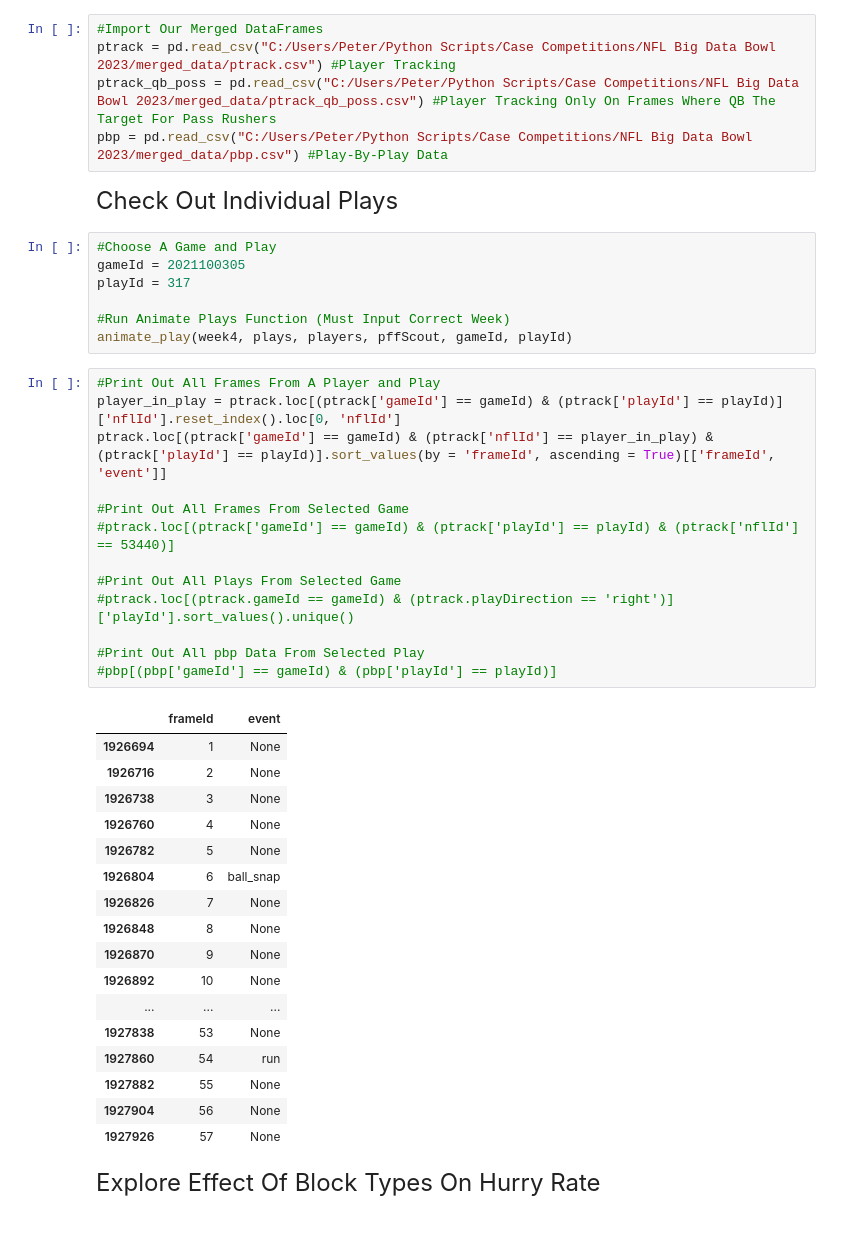
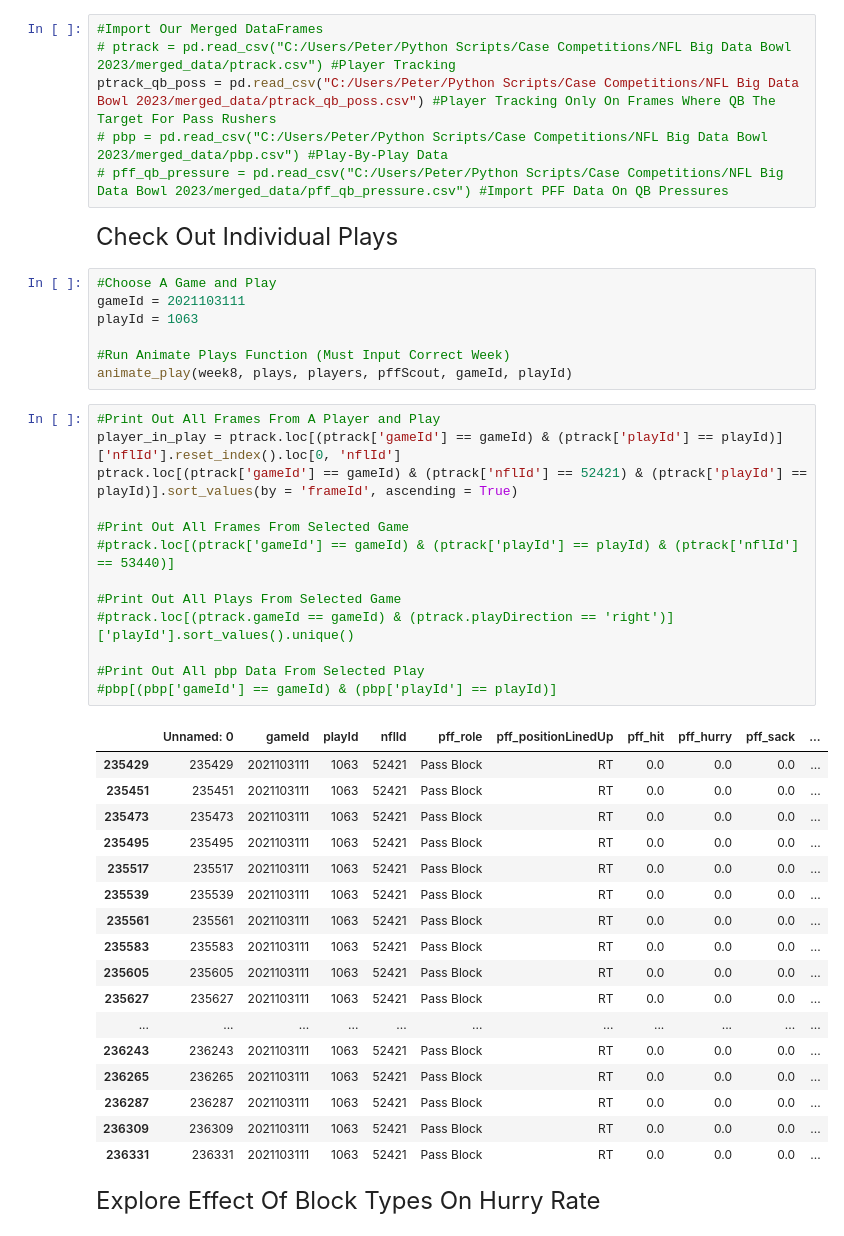
Before and after one commit to peterlmajors/FSAS_BigDataBowl_2023, a Jupyter notebook: Exploratory_Analysis.ipynb, the cells around one changed output. Saved outputs shown, nothing was run; the diff lists cells and outputs as text.

```diff
--- a/Exploratory_Analysis.ipynb
+++ b/Exploratory_Analysis.ipynb
@@ -245,49 +246,50 @@ def animate_play(tracking_df, play_df,players,pffScoutingData, gameId,playId):
     return fig
 # %%
 #Import Our Merged DataFrames
-ptrack = pd.read_csv("C:/Users/Peter/Python Scripts/Case Competitions/NFL Big Data Bowl 2023/merged_data/ptrack.csv") #Player Tracking
+# ptrack = pd.read_csv("C:/Users/Peter/Python Scripts/Case Competitions/NFL Big Data Bowl 2023/merged_data/ptrack.csv") #Player Tracking
 ptrack_qb_poss = pd.read_csv("C:/Users/Peter/Python Scripts/Case Competitions/NFL Big Data Bowl 2023/merged_data/ptrack_qb_poss.csv") #Player Tracking Only On Frames Where QB The Target For Pass Rushers
-pbp = pd.read_csv("C:/Users/Peter/Python Scripts/Case Competitions/NFL Big Data Bowl 2023/merged_data/pbp.csv") #Play-By-Play Data
+# pbp = pd.read_csv("C:/Users/Peter/Python Scripts/Case Competitions/NFL Big Data Bowl 2023/merged_data/pbp.csv") #Play-By-Play Data
+# pff_qb_pressure = pd.read_csv("C:/Users/Peter/Python Scripts/Case Competitions/NFL Big Data Bowl 2023/merged_data/pff_qb_pressure.csv") #Import PFF Data On QB Pressures
 # %% [markdown]
 <font size="5">Check Out Individual Plays</font>
 # %%
 #Choose A Game and Play
-gameId = 2021100305
-playId = 317
+gameId = 2021103111
+playId = 1063
 
 #Run Animate Plays Function (Must Input Correct Week)
-animate_play(week4, plays, players, pffScout, gameId, playId)
+animate_play(week8, plays, players, pffScout, gameId, playId)
 # %%
 #Print Out All Frames From A Player and Play
 player_in_play = ptrack.loc[(ptrack['gameId'] == gameId) & (ptrack['playId'] == playId)]['nflId'].reset_index().loc[0, 'nflId']
-ptrack.loc[(ptrack['gameId'] == gameId) & (ptrack['nflId'] == player_in_play) & (ptrack['playId'] == playId)].sort_values(by = 'frameId', ascending = True)[['frameId', 'event']]
+ptrack.loc[(ptrack['gameId'] == gameId) & (ptrack['nflId'] == 52421) & (ptrack['playId'] == playId)].sort_values(by = 'frameId', ascending = True)
 
 #Print Out All Frames From Selected Game
 #ptrack.loc[(ptrack['gameId'] == gameId) & (ptrack['playId'] == playId) & (ptrack['nflId'] == 53440)]
 
 #Print Out All Plays From Selected Game
 #ptrack.loc[(ptrack.gameId == gameId) & (ptrack.playDirection == 'right')]['playId'].sort_values().unique()
 
 #Print Out All pbp Data From Selected Play
 #pbp[(pbp['gameId'] == gameId) & (pbp['playId'] == playId)]
 # %% [output]
-|  | frameId | event |
-| 1926694 | 1 | None |
-| 1926716 | 2 | None |
-| 1926738 | 3 | None |
-| 1926760 | 4 | None |
-| 1926782 | 5 | None |
-| 1926804 | 6 | ball_snap |
-| 1926826 | 7 | None |
-| 1926848 | 8 | None |
-| 1926870 | 9 | None |
-| 1926892 | 10 | None |
-| ... | ... | ... |
-| 1927838 | 53 | None |
-| 1927860 | 54 | run |
-| 1927882 | 55 | None |
-| 1927904 | 56 | None |
-| 1927926 | 57 | None |
+|  | Unnamed: 0 | gameId | playId | nflId | pff_role | pff_positionLinedUp | pff_hit | pff_hurry | pff_sack | ... |
+| 235429 | 235429 | 2021103111 | 1063 | 52421 | Pass Block | RT | 0.0 | 0.0 | 0.0 | ... |
+| 235451 | 235451 | 2021103111 | 1063 | 52421 | Pass Block | RT | 0.0 | 0.0 | 0.0 | ... |
+| 235473 | 235473 | 2021103111 | 1063 | 52421 | Pass Block | RT | 0.0 | 0.0 | 0.0 | ... |
+| 235495 | 235495 | 2021103111 | 1063 | 52421 | Pass Block | RT | 0.0 | 0.0 | 0.0 | ... |
+| 235517 | 235517 | 2021103111 | 1063 | 52421 | Pass Block | RT | 0.0 | 0.0 | 0.0 | ... |
+| 235539 | 235539 | 2021103111 | 1063 | 52421 | Pass Block | RT | 0.0 | 0.0 | 0.0 | ... |
+| 235561 | 235561 | 2021103111 | 1063 | 52421 | Pass Block | RT | 0.0 | 0.0 | 0.0 | ... |
+| 235583 | 235583 | 2021103111 | 1063 | 52421 | Pass Block | RT | 0.0 | 0.0 | 0.0 | ... |
+| 235605 | 235605 | 2021103111 | 1063 | 52421 | Pass Block | RT | 0.0 | 0.0 | 0.0 | ... |
+| 235627 | 235627 | 2021103111 | 1063 | 52421 | Pass Block | RT | 0.0 | 0.0 | 0.0 | ... |
+| ... | ... | ... | ... | ... | ... | ... | ... | ... | ... | ... |
+| 236243 | 236243 | 2021103111 | 1063 | 52421 | Pass Block | RT | 0.0 | 0.0 | 0.0 | ... |
+| 236265 | 236265 | 2021103111 | 1063 | 52421 | Pass Block | RT | 0.0 | 0.0 | 0.0 | ... |
+| 236287 | 236287 | 2021103111 | 1063 | 52421 | Pass Block | RT | 0.0 | 0.0 | 0.0 | ... |
+| 236309 | 236309 | 2021103111 | 1063 | 52421 | Pass Block | RT | 0.0 | 0.0 | 0.0 | ... |
+| 236331 | 236331 | 2021103111 | 1063 | 52421 | Pass Block | RT | 0.0 | 0.0 | 0.0 | ... |
 # %% [markdown]
 <font size="5">Explore Effect Of Block Types On Hurry Rate</font>
 # %%
```
Also changed, not shown: parts of 38 cells of this notebook, 2 other files.
